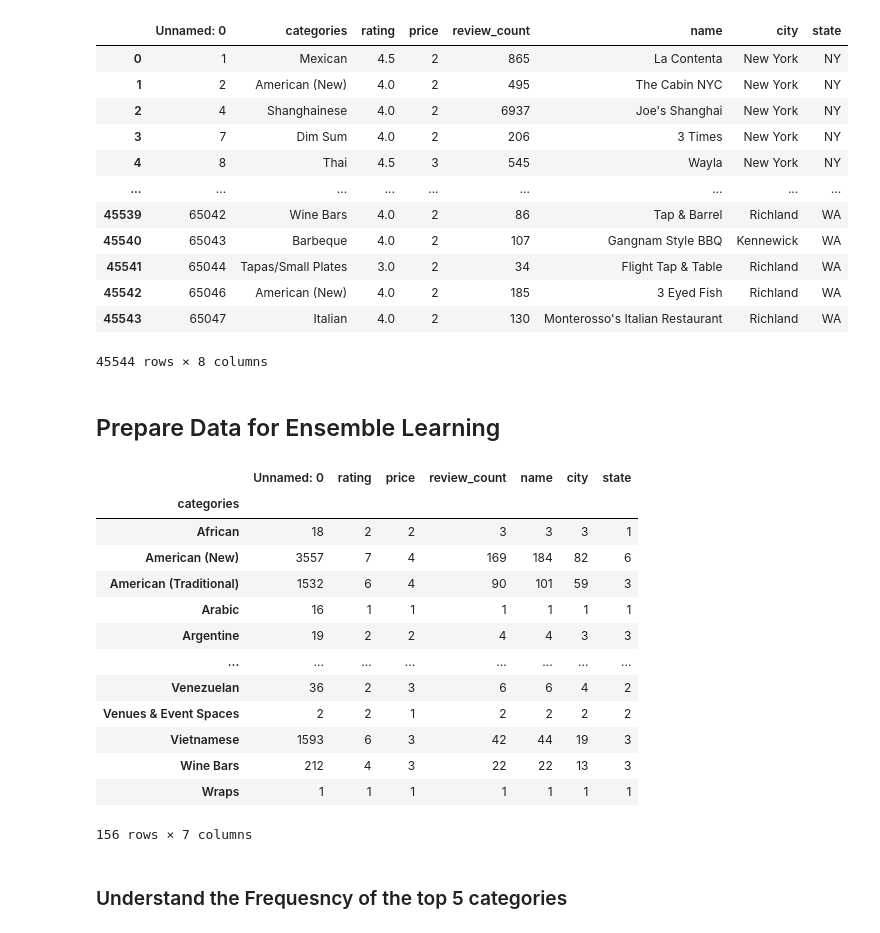
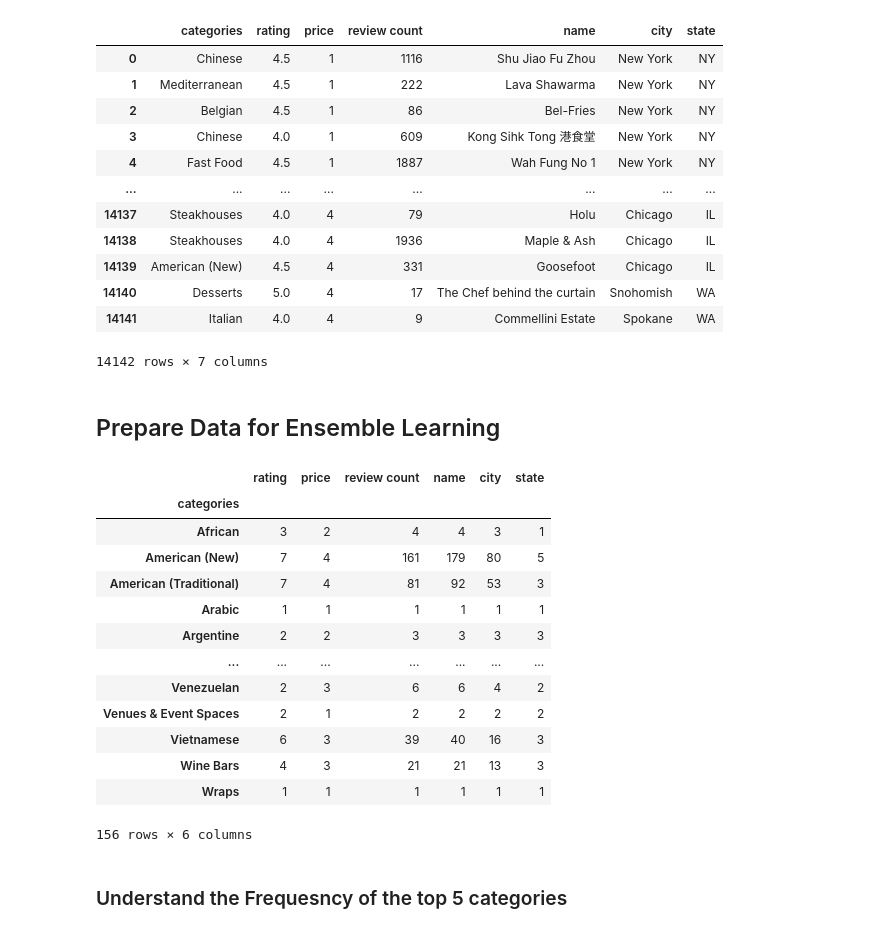
Before and after one commit to erikajwolf/Yelp_Metro_US_Analysis, a Jupyter notebook: Yelp_Ensemble_Combined.ipynb, the cells around one changed output. Drawn from its saved outputs; the diff is of its cells as text; code cells hidden in the pictures.

```diff
--- a/Yelp_Ensemble_Combined.ipynb
+++ b/Yelp_Ensemble_Combined.ipynb
@@ -13,45 +13,45 @@ from sklearn.metrics import confusion_matrix
 from imblearn.metrics import classification_report_imbalanced
 # %%
 # Load the data
-yelp_file_to_load = "Resources/yelp_data2.csv"
+yelp_file_to_load = "Resources/yelp_eval_data.csv"
 # Open the city_file to filter zip codes for metropolitan areas.
 yelp_file_df = pd.read_csv(yelp_file_to_load)
 
 yelp_file_df
 # %% [output]
-|  | Unnamed: 0 | categories | rating | price | review_count | name | city | state |
-| 0 | 1 | Mexican | 4.5 | 2 | 865 | La Contenta | New York | NY |
-| 1 | 2 | American (New) | 4.0 | 2 | 495 | The Cabin NYC | New York | NY |
-| 2 | 4 | Shanghainese | 4.0 | 2 | 6937 | Joe's Shanghai | New York | NY |
-| 3 | 7 | Dim Sum | 4.0 | 2 | 206 | 3 Times | New York | NY |
-| 4 | 8 | Thai | 4.5 | 3 | 545 | Wayla | New York | NY |
-| ... | ... | ... | ... | ... | ... | ... | ... | ... |
-| 45539 | 65042 | Wine Bars | 4.0 | 2 | 86 | Tap & Barrel | Richland | WA |
-| 45540 | 65043 | Barbeque | 4.0 | 2 | 107 | Gangnam Style BBQ | Kennewick | WA |
-| 45541 | 65044 | Tapas/Small Plates | 3.0 | 2 | 34 | Flight Tap & Table | Richland | WA |
-| 45542 | 65046 | American (New) | 4.0 | 2 | 185 | 3 Eyed Fish | Richland | WA |
-| 45543 | 65047 | Italian | 4.0 | 2 | 130 | Monterosso's Italian Restaurant | Richland | WA |
+|  | categories | rating | price | review count | name | city | state |
+| 0 | Chinese | 4.5 | 1 | 1116 | Shu Jiao Fu Zhou | New York | NY |
+| 1 | Mediterranean | 4.5 | 1 | 222 | Lava Shawarma | New York | NY |
+| 2 | Belgian | 4.5 | 1 | 86 | Bel-Fries | New York | NY |
+| 3 | Chinese | 4.0 | 1 | 609 | Kong Sihk Tong 港食堂 | New York | NY |
+| 4 | Fast Food | 4.5 | 1 | 1887 | Wah Fung No 1 | New York | NY |
+| ... | ... | ... | ... | ... | ... | ... | ... |
+| 14137 | Steakhouses | 4.0 | 4 | 79 | Holu | Chicago | IL |
+| 14138 | Steakhouses | 4.0 | 4 | 1936 | Maple & Ash | Chicago | IL |
+| 14139 | American (New) | 4.5 | 4 | 331 | Goosefoot | Chicago | IL |
+| 14140 | Desserts | 5.0 | 4 | 17 | The Chef behind the curtain | Snohomish | WA |
+| 14141 | Italian | 4.0 | 4 | 9 | Commellini Estate | Spokane | WA |
-45544 rows × 8 columns
+14142 rows × 7 columns
 # %% [markdown]
 ## Prepare Data for Ensemble Learning
 # %%
 # identify all unique categories
 yelp_file_df.groupby('categories').nunique()
 # %% [output]
-|  | Unnamed: 0 | rating | price | review_count | name | city | state |
-| categories |  |  |  |  |  |  |  |
-| African | 18 | 2 | 2 | 3 | 3 | 3 | 1 |
-| American (New) | 3557 | 7 | 4 | 169 | 184 | 82 | 6 |
-| American (Traditional) | 1532 | 6 | 4 | 90 | 101 | 59 | 3 |
-| Arabic | 16 | 1 | 1 | 1 | 1 | 1 | 1 |
-| Argentine | 19 | 2 | 2 | 4 | 4 | 3 | 3 |
-| ... | ... | ... | ... | ... | ... | ... | ... |
-| Venezuelan | 36 | 2 | 3 | 6 | 6 | 4 | 2 |
-| Venues & Event Spaces | 2 | 2 | 1 | 2 | 2 | 2 | 2 |
-| Vietnamese | 1593 | 6 | 3 | 42 | 44 | 19 | 3 |
-| Wine Bars | 212 | 4 | 3 | 22 | 22 | 13 | 3 |
-| Wraps | 1 | 1 | 1 | 1 | 1 | 1 | 1 |
+|  | rating | price | review count | name | city | state |
+| categories |  |  |  |  |  |  |
+| African | 3 | 2 | 4 | 4 | 3 | 1 |
+| American (New) | 7 | 4 | 161 | 179 | 80 | 5 |
+| American (Traditional) | 7 | 4 | 81 | 92 | 53 | 3 |
+| Arabic | 1 | 1 | 1 | 1 | 1 | 1 |
+| Argentine | 2 | 2 | 3 | 3 | 3 | 3 |
+| ... | ... | ... | ... | ... | ... | ... |
+| Venezuelan | 2 | 3 | 6 | 6 | 4 | 2 |
+| Venues & Event Spaces | 2 | 1 | 2 | 2 | 2 | 2 |
+| Vietnamese | 6 | 3 | 39 | 40 | 16 | 3 |
+| Wine Bars | 4 | 3 | 21 | 21 | 13 | 3 |
+| Wraps | 1 | 1 | 1 | 1 | 1 | 1 |
-156 rows × 7 columns
+156 rows × 6 columns
 # %% [markdown]
 ### Understand the Frequesncy of the top 5 categories
 # %%
```
Also changed, not shown: parts of 45 cells of this notebook, 2 other files.
